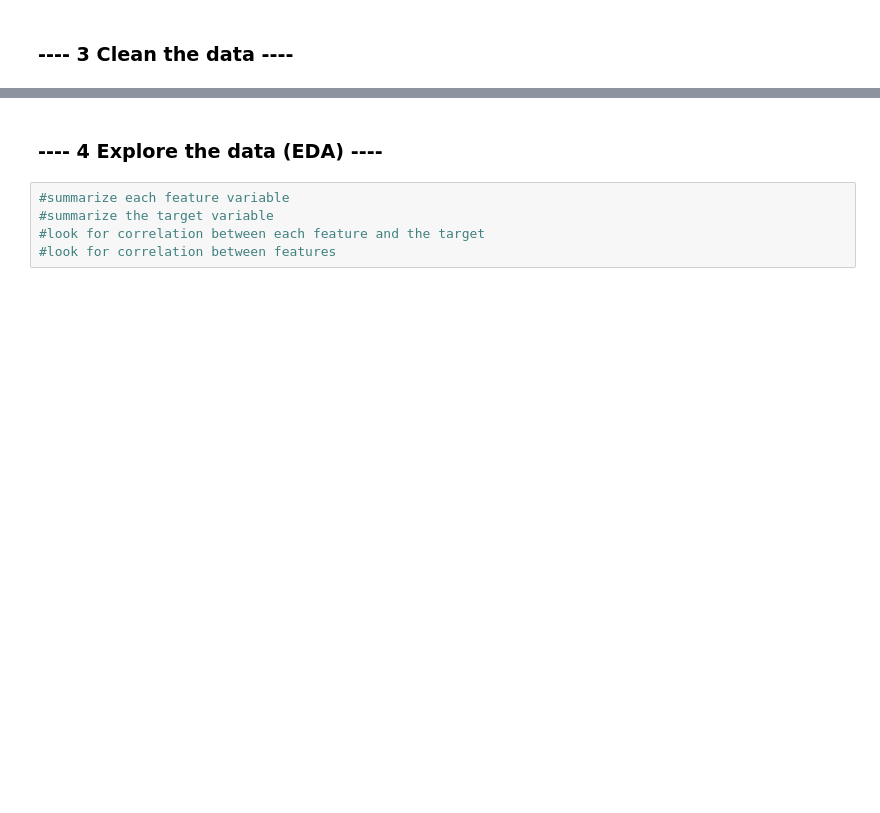
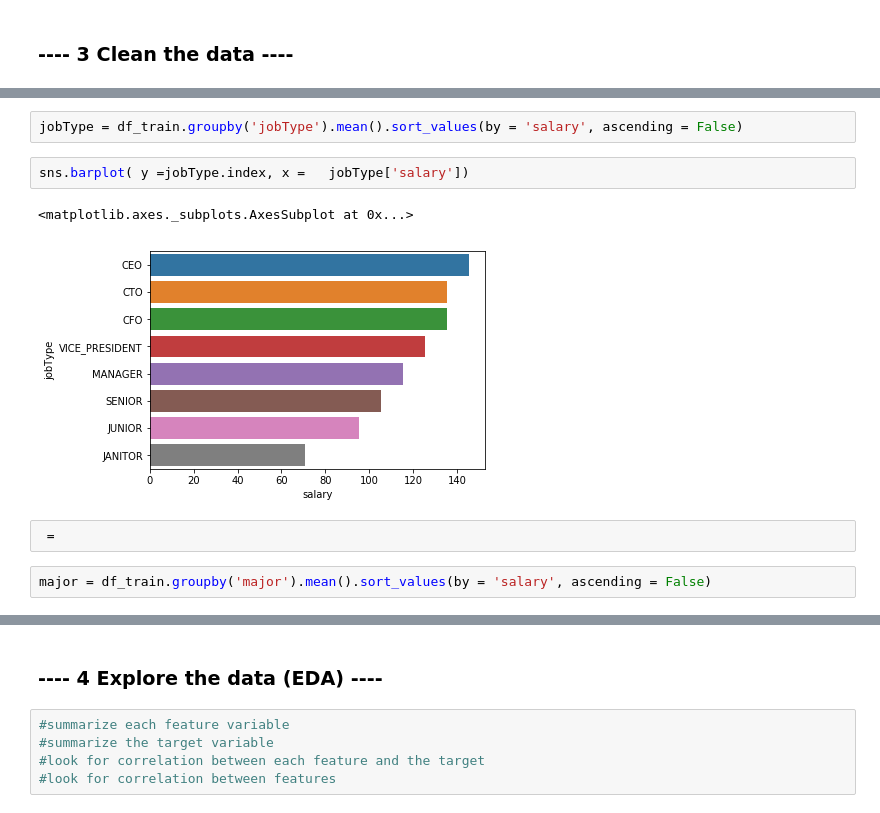
Before and after one commit to benleelewis/salaryprediction, a Jupyter notebook: Salary Prediction.ipynb, the cells around one changed output, grey strips where cells are left out. Saved outputs shown, nothing was run; the diff lists cells and outputs as text; blank space fills up the shorter version.

```diff
--- a/Salary Prediction.ipynb
+++ b/Salary Prediction.ipynb
@@ -27,0 +179,11 @@ __email__ = "your email here"
+# %%
+jobType = df_train.groupby('jobType').mean().sort_values(by = 'salary', ascending = False)
+# %%
+sns.barplot( y =jobType.index, x =   jobType['salary'])
+# %% [output]
+<matplotlib.axes._subplots.AxesSubplot at 0x...>
+[figure, added]
+# %%
+ =
+# %%
+major = df_train.groupby('major').mean().sort_values(by = 'salary', ascending = False)
```
Also changed, not shown: parts of 56 cells of this notebook.
